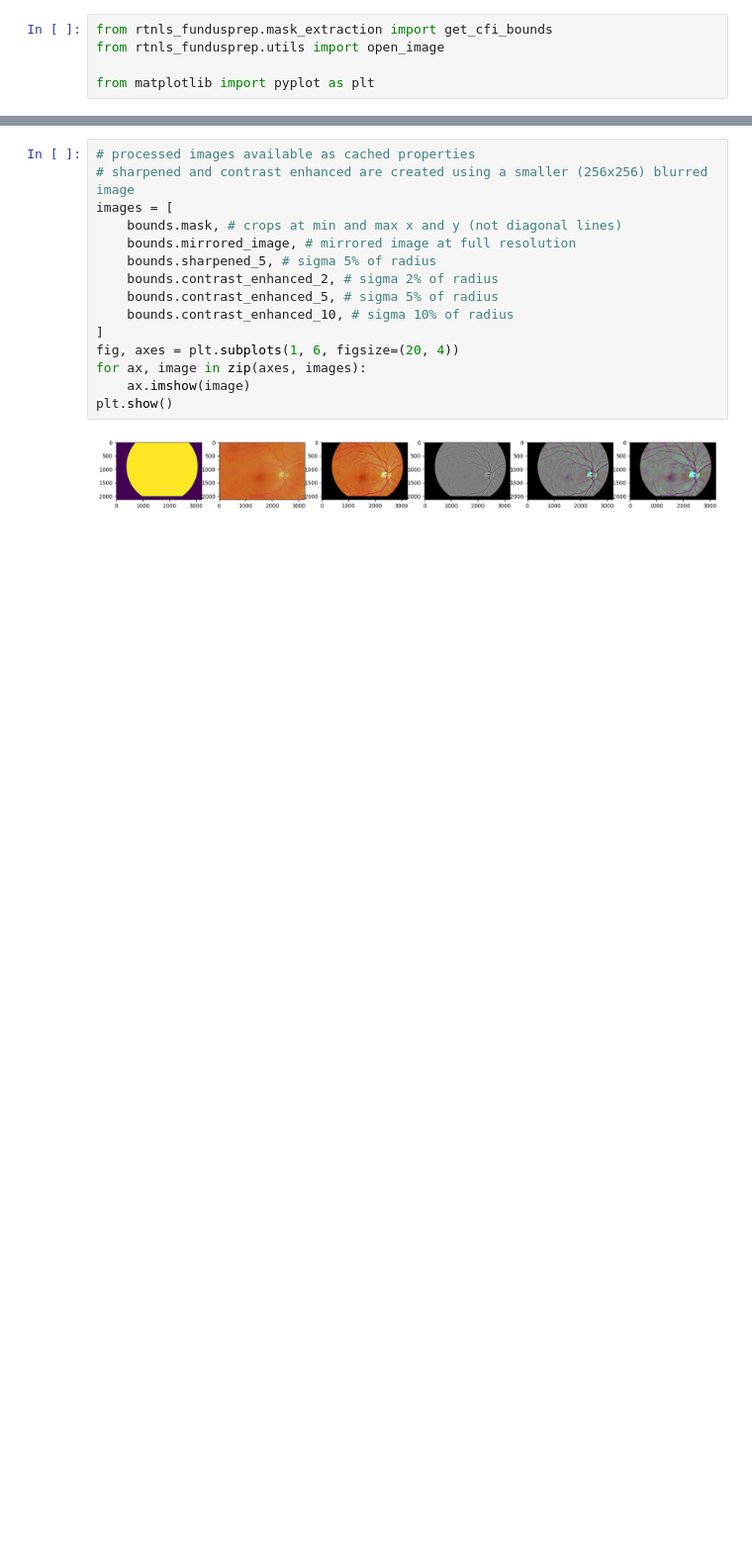
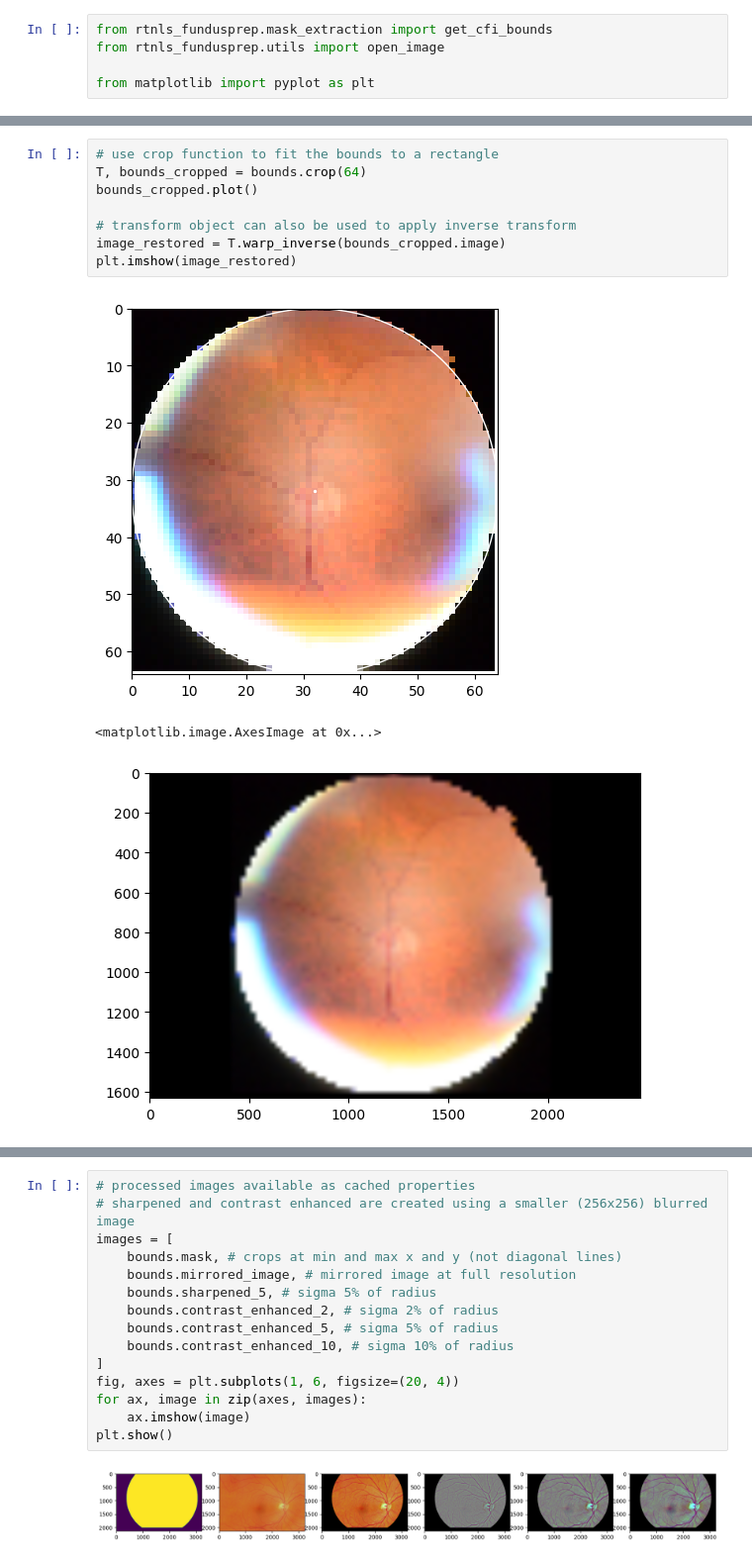
Before and after one commit to Eyened/retinalysis-fundusprep, a Jupyter notebook: notebooks/example.ipynb, the cells around one changed output, grey strips where cells are left out. Shown at 99% size. Cells and saved outputs as stored; diff of their text form; blank space fills up the shorter version.

Commit message:
update transform with input and output size

```diff
--- a/notebooks/example.ipynb
+++ b/notebooks/example.ipynb
@@ -27,3 +27,15 @@ print(bounds.to_dict())
+# %%
+# use crop function to fit the bounds to a rectangle
+T, bounds_cropped = bounds.crop(64)
+bounds_cropped.plot()
+
+# transform object can also be used to apply inverse transform
+image_restored = T.warp_inverse(bounds_cropped.image)
+plt.imshow(image_restored)
+# %% [output]
+[figure, added]
+<matplotlib.image.AxesImage at 0x...>
+[figure, added]
 # %%
 # dark image with top and bottom cropped
 filename = '/mnt/oogergo/ergo/CF_ERGO/DATA_IBASE/ca46e62c-0e28-4706-9ffd-1df039dab820/4568V16B67JPGBXK.png'
```
Also changed, not shown: parts of 6 cells of this notebook, 3 other files.
